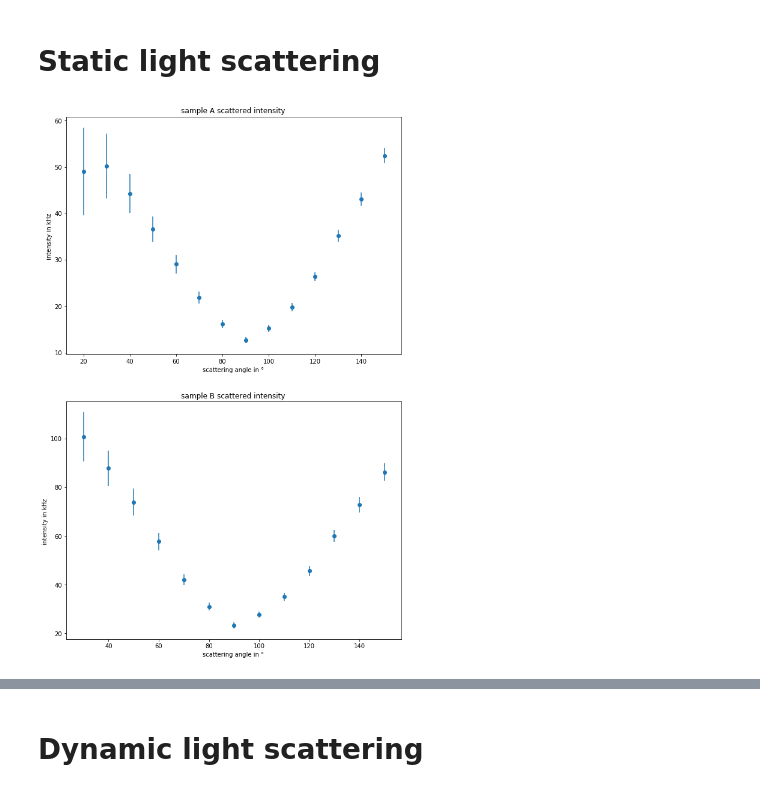
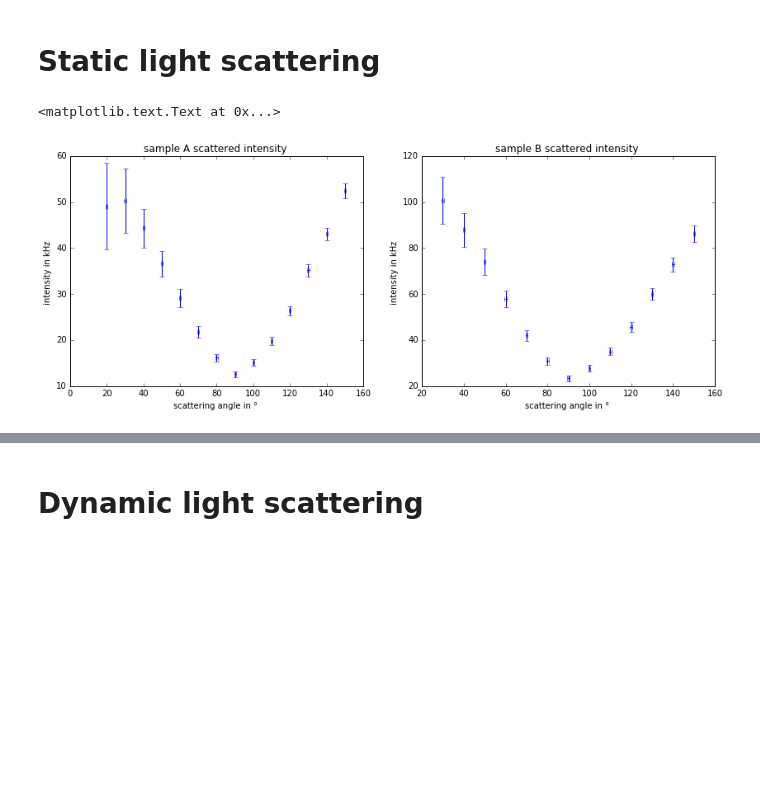
Before and after one commit to NlKLas/PyRePo, a Jupyter notebook: V61/V61.ipynb, the cells around one changed output, grey strips where cells are left out. Drawn from its saved outputs; the diff is of its cells as text; code cells hidden in the pictures; blank space fills up the shorter version.

Commit message:
v61 plots

```diff
--- a/V61/V61.ipynb
+++ b/V61/V61.ipynb
@@ -289,20 +290,21 @@ q_D = mom_tra(angle_D)
 q_D_err = mom_tra_err(angle_D,angle_err)
 # %%
 #Plot of mean intensity vs angle
-fig,ax = plt.subplots(2,1,figsize=(10,16))
+fig,ax = plt.subplots(1,2,figsize=(14,5))
 
 ax[0].errorbar(angles_A,data_A_mean_int,xerr=0.5,yerr=data_A_mean_int_err,ls="")
-ax[0].scatter(angles_A,data_A_mean_int)
+#ax[0].scatter(angles_A,data_A_mean_int)
 ax[0].set_xlabel("scattering angle in ° ")
 ax[0].set_ylabel("intensity in kHz ")
 ax[0].set_title("sample A scattered intensity ")
 
 ax[1].errorbar(angles_B,data_B_mean_int,xerr=0.5,yerr=data_B_mean_int_err,ls="")
-ax[1].scatter(angles_B,data_B_mean_int)
+#ax[1].scatter(angles_B,data_B_mean_int)
 ax[1].set_xlabel("scattering angle in ° ")
 ax[1].set_ylabel("intensity in kHz ")
 ax[1].set_title("sample B scattered intensity ")
 
-fig.savefig("sls.pdf")
+#fig.savefig("sls.pdf")
 # %% [output]
+<matplotlib.text.Text at 0x...>
-[figure, old version]
+[figure, new version]
```
Also changed, not shown: parts of 11 cells of this notebook, 9 other files.
